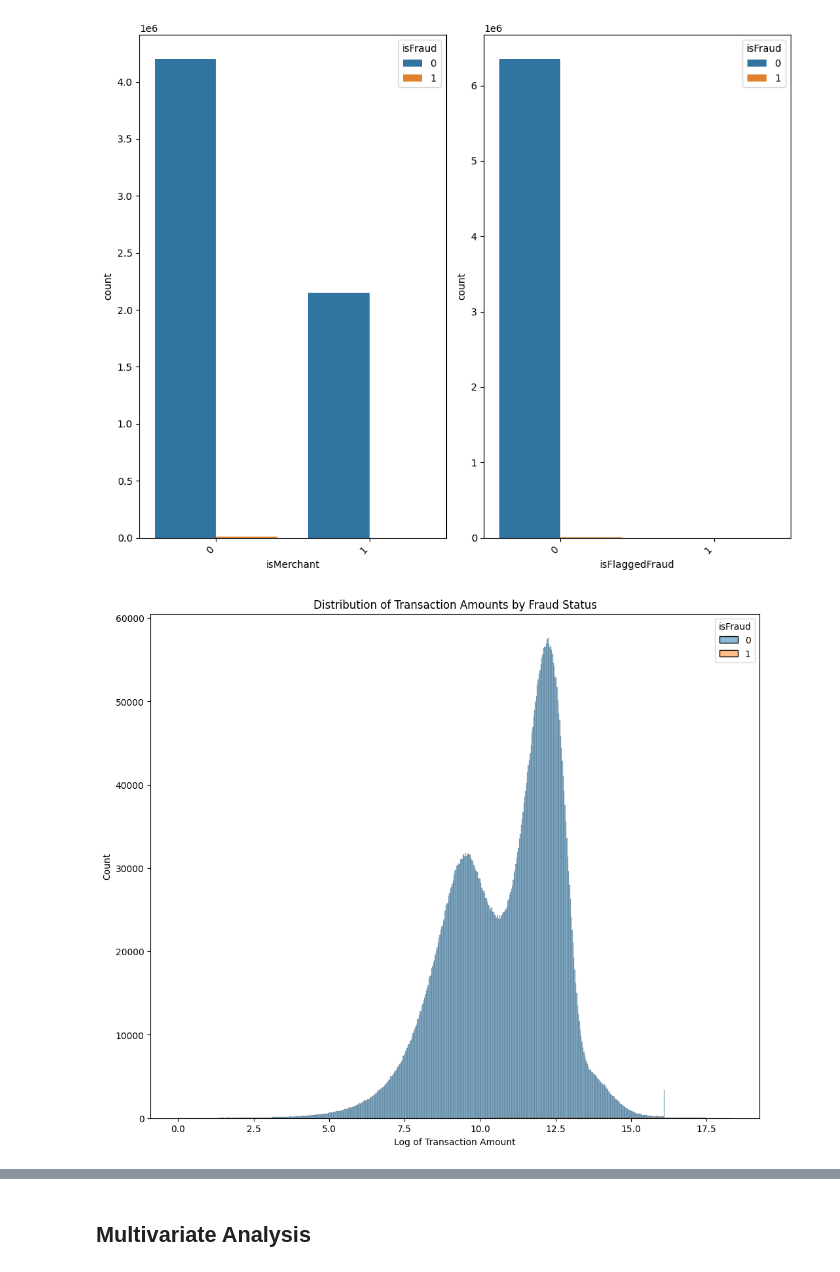
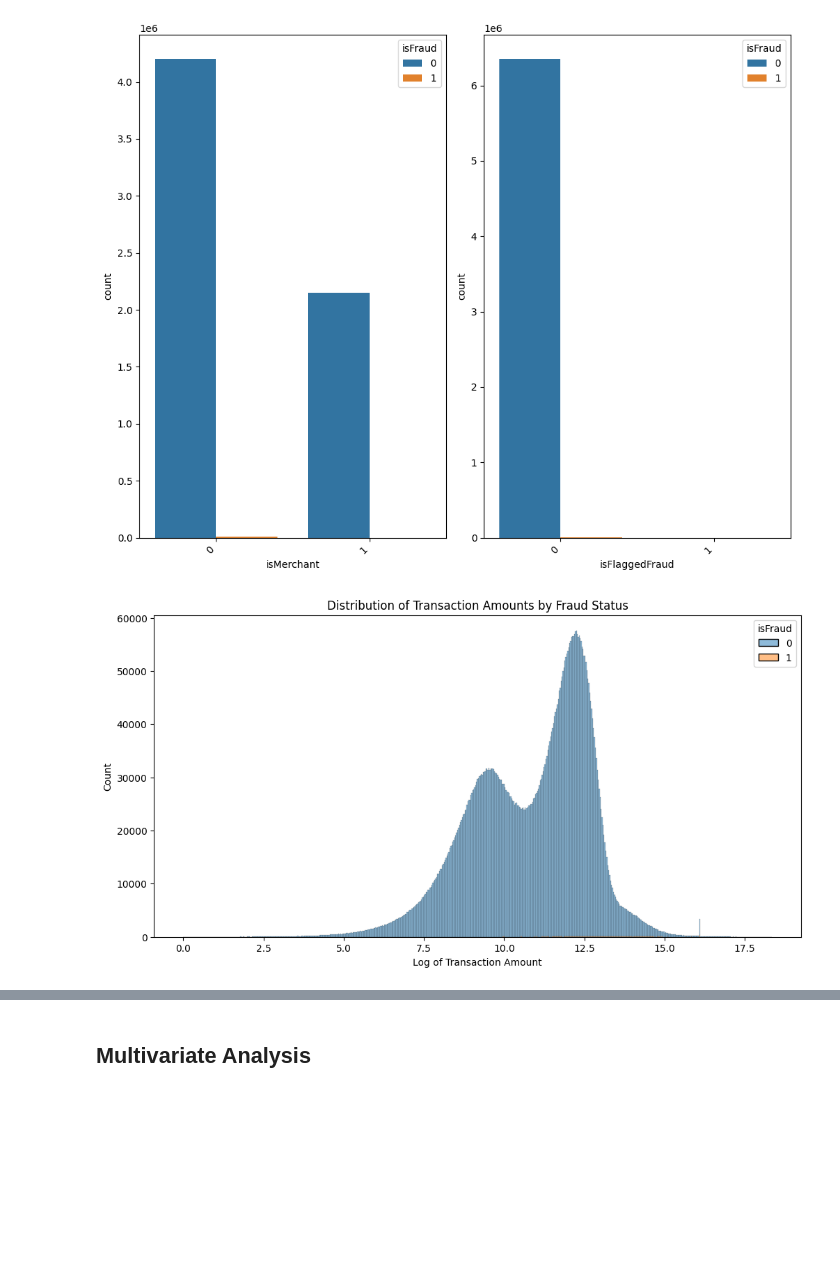
Before and after one commit to ikoghoemmanuell/Fraud-Detection-for-Accenture-Classification-, a Jupyter notebook: dev/fraud.ipynb, the cells around one changed output, grey strips where cells are left out. Drawn from its saved outputs; the diff is of its cells as text; code cells hidden in the pictures; blank space fills up the shorter version.

```diff
--- a/dev/fraud.ipynb
+++ b/dev/fraud.ipynb
@@ -304,15 +277,15 @@ plt.show()
 # %%
 # Apply logarithmic transformation to 'trans_amt' to handle skewness
 df = data
 df['log_trans_amt'] = np.log1p(df['trans_amt'])  # Using log1p to avoid log(0)
 
 # Create a plot with the transformed data
-plt.figure(figsize=(12, 10))
+plt.figure(figsize=(12, 6))
 sns.histplot(data=df, x='log_trans_amt', hue='isFraud', multiple='stack', alpha=0.5)
 plt.xlabel('Log of Transaction Amount')
 plt.ylabel('Count')
 plt.title('Distribution of Transaction Amounts by Fraud Status')
 plt.show()
 data.drop('log_trans_amt', axis=1, inplace=True)
 # %% [output]
-[figure, old version]
+[figure, new version]
```
Also changed, not shown: parts of 44 cells of this notebook.
